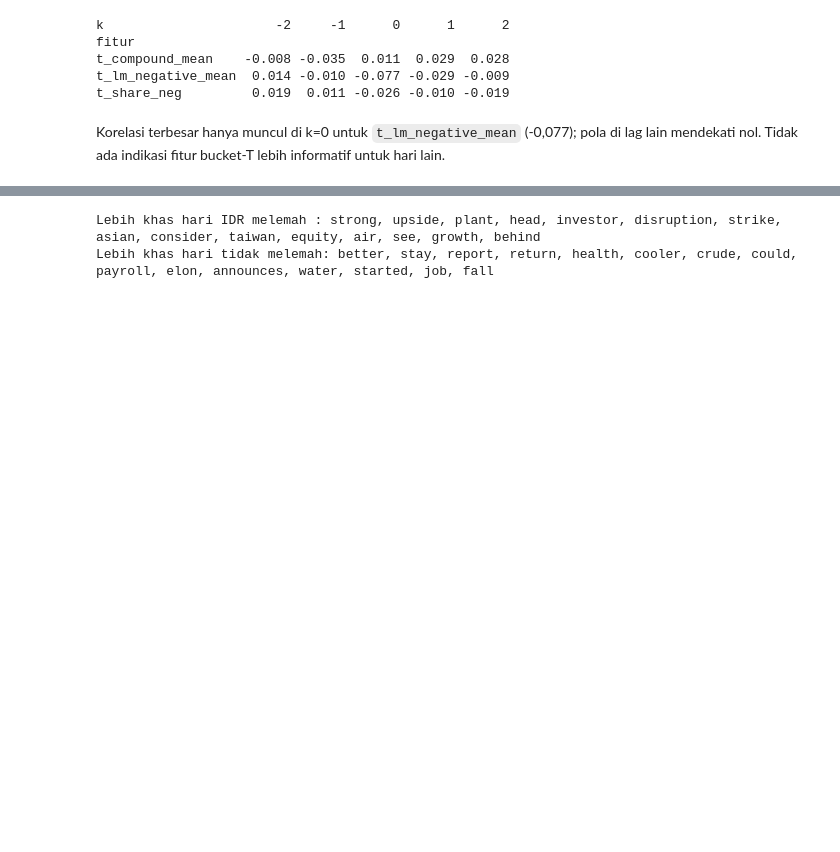
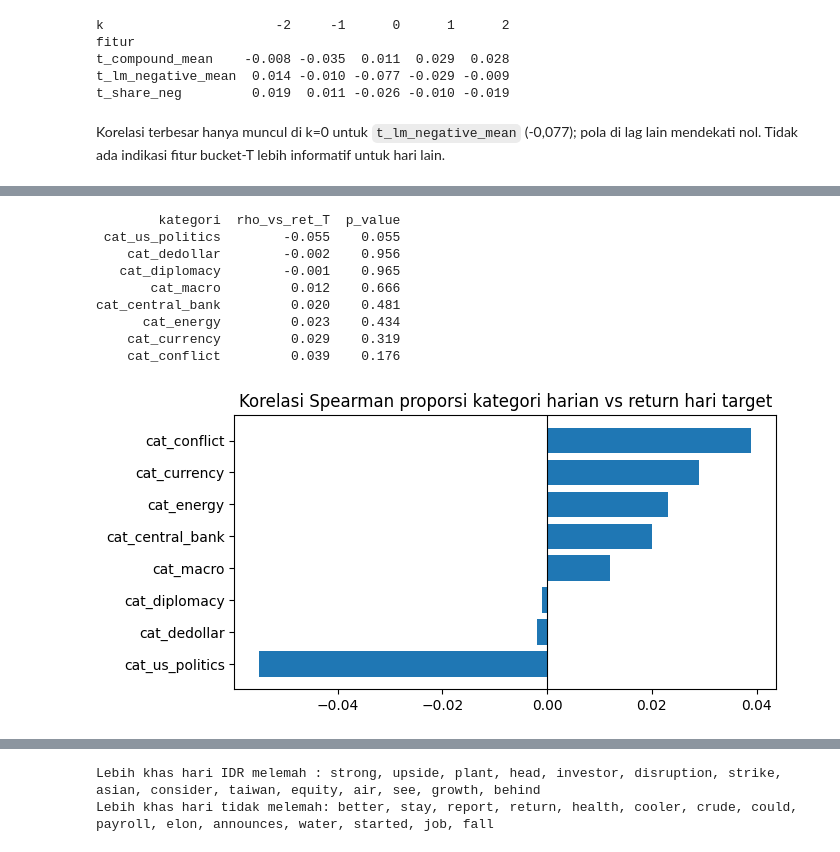
Before and after one commit to marcoyap41/geopolitic-sentiment-analysis, a Jupyter notebook: notebook/01_eda.ipynb, the cells around one changed output, grey strips where cells are left out. Drawn from its saved outputs; the diff is of its cells as text; code cells hidden in the pictures; blank space fills up the shorter version.

```diff
--- a/notebook/01_eda.ipynb
+++ b/notebook/01_eda.ipynb
@@ -160,0 +199,27 @@ Korelasi terbesar hanya muncul di k=0 untuk `t_lm_negative_mean` (-0,077); pola
+# %%
+# Kategori kata kunci: kategori mana yang paling berkorelasi dengan return hari target?
+cat_cols = [c for c in feat.columns if c.startswith('cat_')]
+rows = []
+for c in cat_cols:
+    x = d[[c, 'ret_pct']].dropna()
+    rho, p_val = spearmanr(x[c], x['ret_pct'])
+    rows.append((c, round(rho, 3), round(p_val, 3)))
+cat_corr = pd.DataFrame(rows, columns=['kategori', 'rho_vs_ret_T', 'p_value']).sort_values('rho_vs_ret_T')
+print(cat_corr.to_string(index=False))
+
+fig, ax = plt.subplots(figsize=(7, 3.5))
+ax.barh(cat_corr['kategori'], cat_corr['rho_vs_ret_T'])
+ax.axvline(0, color='k', lw=.8)
+ax.set_title('Korelasi Spearman proporsi kategori harian vs return hari target')
+plt.tight_layout(); plt.show()
+# %% [output]
+        kategori  rho_vs_ret_T  p_value
+ cat_us_politics        -0.055    0.055
+    cat_dedollar        -0.002    0.956
+   cat_diplomacy        -0.001    0.965
+       cat_macro         0.012    0.666
+cat_central_bank         0.020    0.481
+      cat_energy         0.023    0.434
+    cat_currency         0.029    0.319
+    cat_conflict         0.039    0.176
+[figure, added]
```
Also changed, not shown: parts of 12 cells of this notebook, 16 other files.
